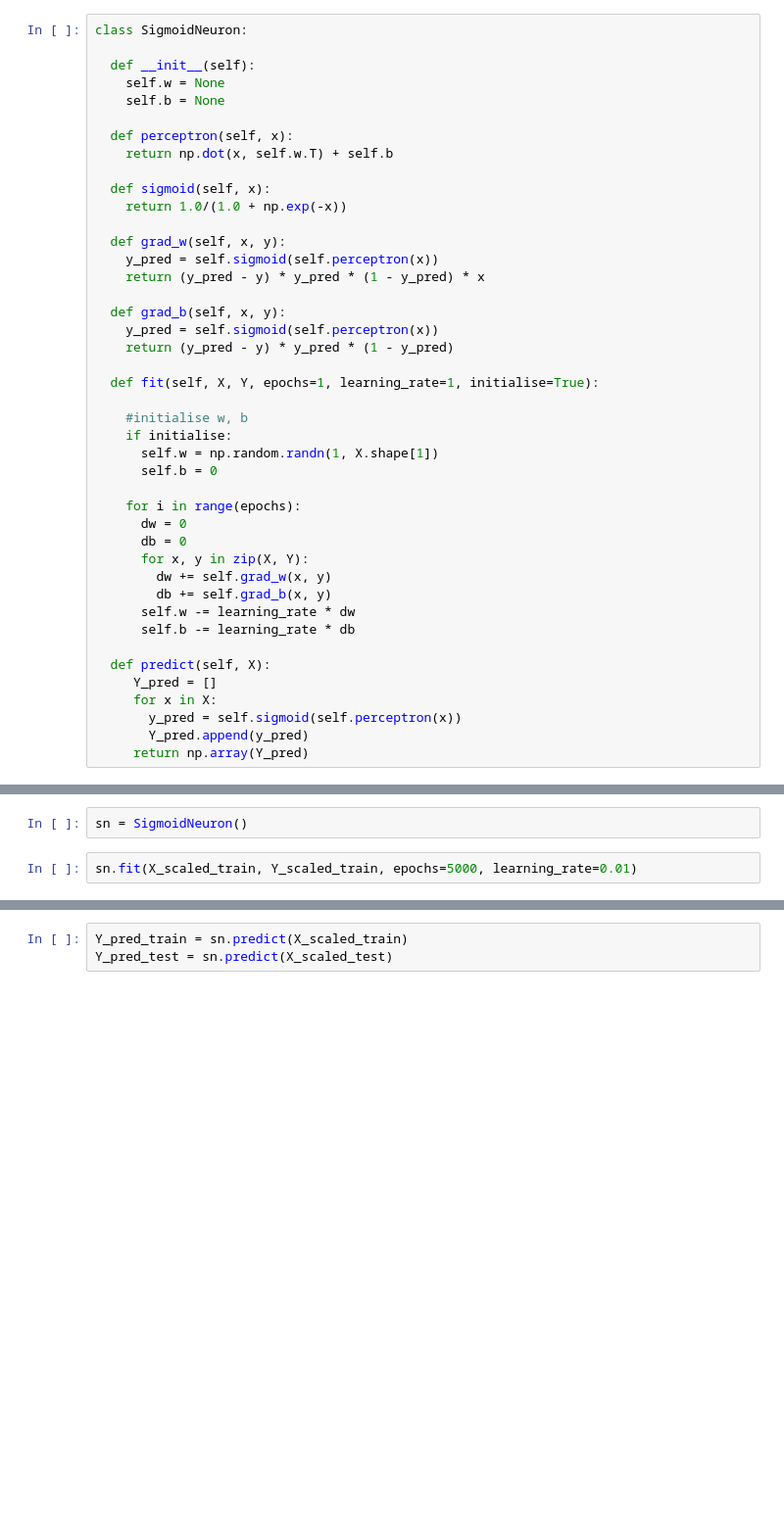
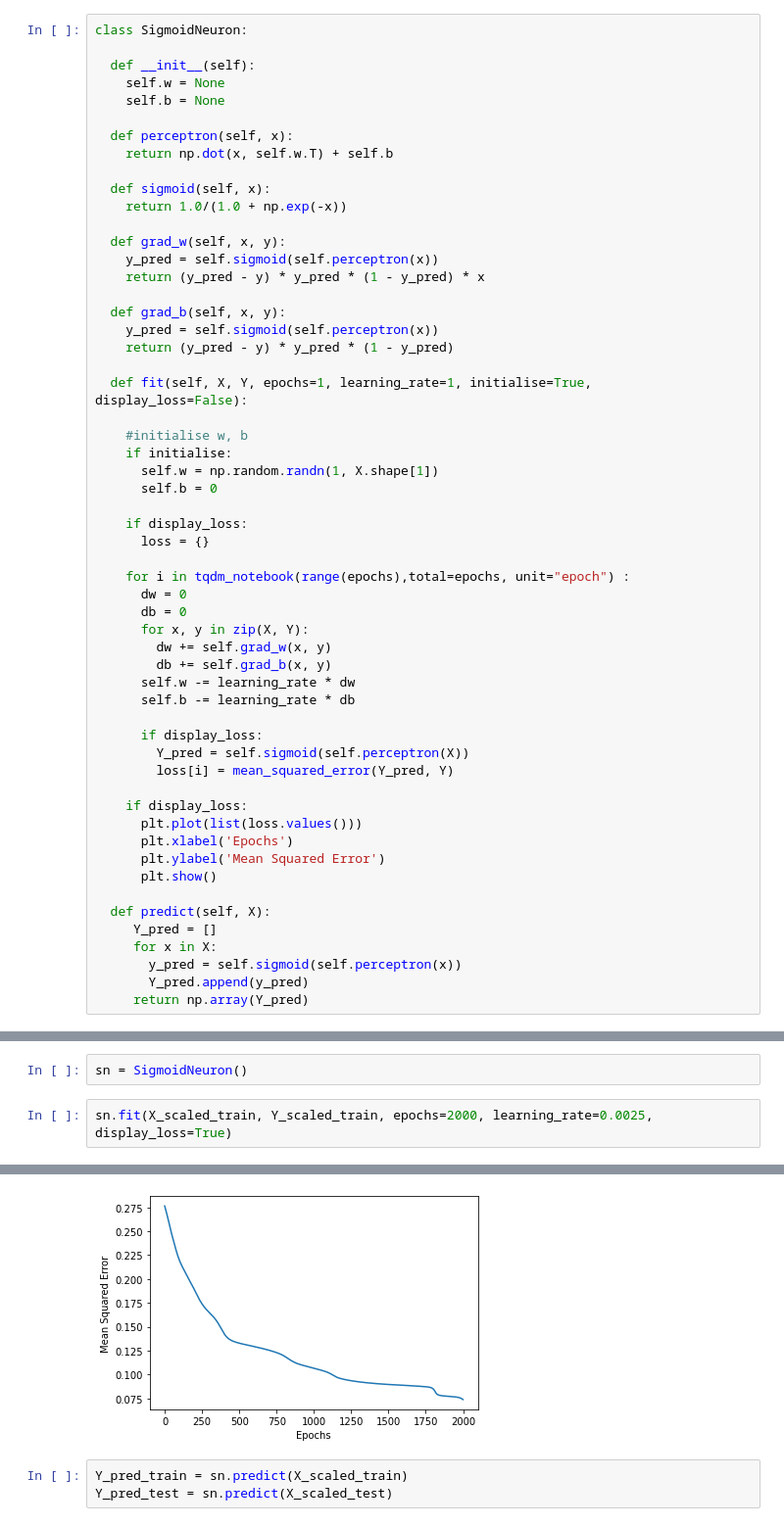
Before and after one commit to Arpitkamal/Deep-learning-Sigmoid-Neuron, a Jupyter notebook: SigmoidNeuron.ipynb, the cells around one changed output, grey strips where cells are left out. Shown at 98% size. Cells and saved outputs as stored; diff of their text form; blank space fills up the shorter version.

Commit message:
Sigmoid Neuron is complete

```diff
--- a/SigmoidNeuron.ipynb
+++ b/SigmoidNeuron.ipynb
@@ -162,14 +163,17 @@ class SigmoidNeuron:
     y_pred = self.sigmoid(self.perceptron(x))
     return (y_pred - y) * y_pred * (1 - y_pred)
 
-  def fit(self, X, Y, epochs=1, learning_rate=1, initialise=True):
+  def fit(self, X, Y, epochs=1, learning_rate=1, initialise=True, display_loss=False):
 
     #initialise w, b
     if initialise:
       self.w = np.random.randn(1, X.shape[1])
       self.b = 0
 
-    for i in range(epochs):
+    if display_loss:
+      loss = {}
+
+    for i in tqdm_notebook(range(epochs),total=epochs, unit="epoch") :
       dw = 0
       db = 0
       for x, y in zip(X, Y):
@@ -178,6 +182,16 @@ class SigmoidNeuron:
       self.w -= learning_rate * dw
       self.b -= learning_rate * db
 
+      if display_loss:
+        Y_pred = self.sigmoid(self.perceptron(X))
+        loss[i] = mean_squared_error(Y_pred, Y)
+
+    if display_loss:
+      plt.plot(list(loss.values()))
+      plt.xlabel('Epochs')
+      plt.ylabel('Mean Squared Error')
+      plt.show()
+
   def predict(self, X):
      Y_pred = []
      for x in X:
@@ -445,4 +454,5 @@ array([0, 1, 1, 0, 1, 0, 1, 0, 0, 1, 1, 1, 1, 1, 0, 1, 0, 1, 0, 0, 0, 0,
 # %%
 sn = SigmoidNeuron()
 # %%
-sn.fit(X_scaled_train, Y_scaled_train, epochs=5000, learning_rate=0.01)
+sn.fit(X_scaled_train, Y_scaled_train, epochs=2000, learning_rate=0.0025, display_loss=True)
+# %% [output]
@@ -449,3 +461,4 @@ sn.fit(X_scaled_train, Y_scaled_train, epochs=5000, learning_rate=0.01)
+[figure, added]
 # %%
 Y_pred_train = sn.predict(X_scaled_train)
 Y_pred_test = sn.predict(X_scaled_test)
```
Also changed, not shown: parts of 18 cells of this notebook.
